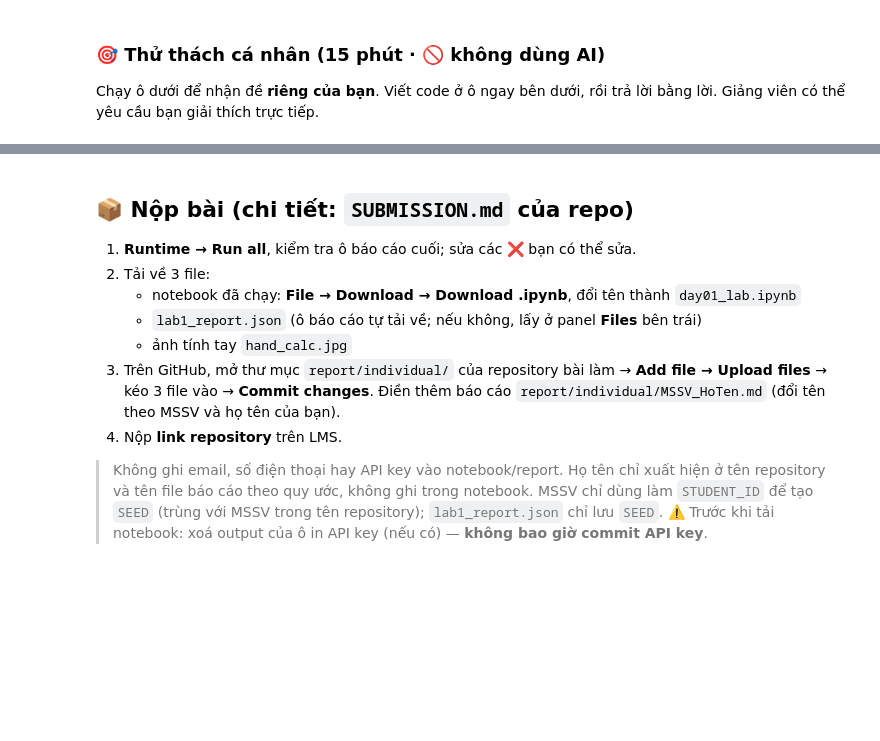
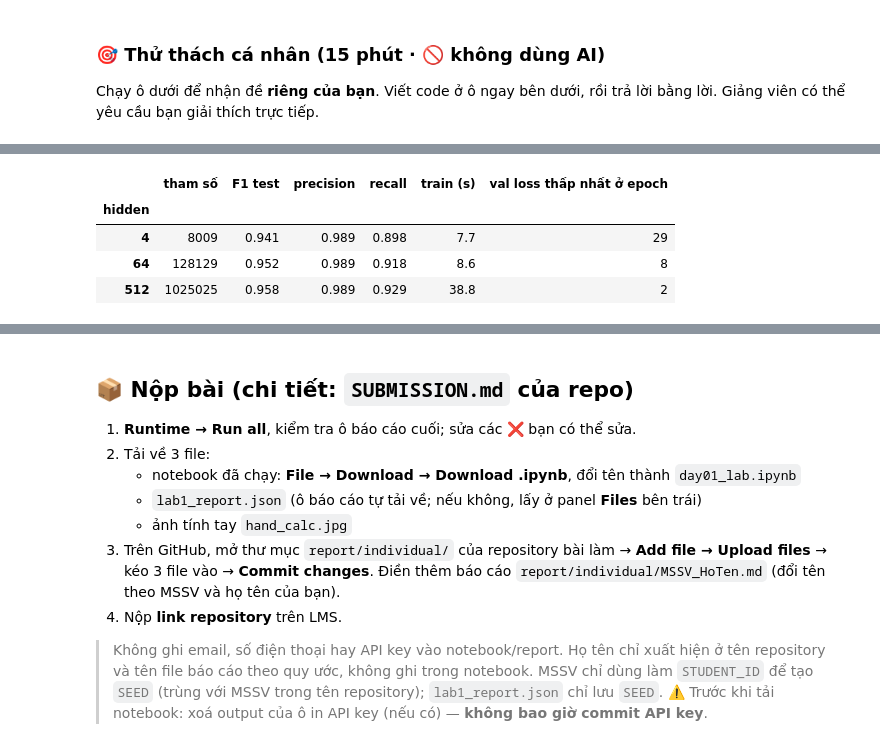
Before and after one commit to Sz3RO/K5-L3B-Day01-VuVanTruong-2A202603910-LLMFoundation, a Jupyter notebook: src/day01_spam_ml_dl_embedding_llm.ipynb, the cells around one changed output, grey strips where cells are left out. Saved outputs shown, nothing was run; the diff lists cells and outputs as text; code cells hidden in the pictures; blank space fills up the shorter version.

Commit message:
Được tạo bằng Colab

```diff
--- a/src/day01_spam_ml_dl_embedding_llm.ipynb
+++ b/src/day01_spam_ml_dl_embedding_llm.ipynb
@@ -232,7 +232,6 @@ def vectorize(texts, vocab: dict[str, int]) -> np.ndarray:
             if w in vocab:
                 X[i, vocab[w]] = 1.0
     return X
-    raise NotImplementedError
 # %%
 def _t():
     v = {"free": 0, "win": 1, "call": 2}
@@ -742,7 +800,7 @@ Không bắt buộc phải có key OpenAI. Chọn **một** nhà cung cấp bạ
 ⚠️ **Tên model đã cập nhật (11/2026):** `gpt-4o` / `gpt-4o-mini` bị OpenAI gỡ khỏi API ngày **14/01/2027**; `gemini-2.5-pro` / `gemini-2.5-flash` bị Google tắt ngày **01/12/2026**. Model mới đều là *reasoning model*, và mỗi provider điều khiển phần "suy nghĩ" bằng tham số khác nhau (OpenAI: `reasoning_effort="none"` + `max_completion_tokens`; Groq: `reasoning_effort="low"`; OpenRouter: `reasoning.effort`). Cột `params` trong `PROVIDERS` đã ghi sẵn — `call_openai` của bạn chỉ cần thêm `**provider_kwargs(max_tokens)` vào lời gọi API.
 # %%
 # ✏️ CHỌN NHÀ CUNG CẤP LLM: "openai" | "anthropic" | "gemini" | "groq" | "openrouter" | "ollama"
-LLM_PROVIDER = "openai"
+LLM_PROVIDER = "groq"
 
 PROVIDERS = {   # key: tên Colab Secret · base_url: endpoint OpenAI-compatible · max_tokens: đủ cho 1 nhãn
                 # token_param: tên tham số giới hạn độ dài · params: tham số riêng của provider (tắt / giảm "suy nghĩ")
@@ -753,7 +811,7 @@ PROVIDERS = {   # key: tên Colab Secret · base_url: endpoint OpenAI-compatible
                    "big": "claude-opus-5-5",     "mini": "claude-haiku-5-5",   "max_tokens": 1024},
     "gemini":     {"key": "GEMINI_API_KEY",     "base_url": "https://generativelanguage.googleapis.com/v1beta/openai/",
                    "big": "gemini-3.8-flash",    "mini": "gemini-3.5-flash-lite", "max_tokens": 512,
-                   "token_param": "max_tokens", "params": {"reasoning_effort": "minimal"}},   # Gemini 3 không tắt hẳn được suy luận
+                   "token_param": "max_tokens", "params": {"reasoning_effort": "low"}},   # Gemini 3 không tắt hẳn được suy luận
     "groq":       {"key": "GROQ_API_KEY",       "base_url": "https://api.groq.com/openai/v1",
                    "big": "openai/gpt-oss-120b", "mini": "openai/gpt-oss-20b", "max_tokens": 512,
                    "token_param": "max_completion_tokens", "params": {"reasoning_effort": "low"}},   # gpt-oss không nhận "none"
@@ -831,7 +893,21 @@ def call_openai(prompt: str, model: str = OPENAI_MODEL, temperature: float = 0.7
               temperature/top_p khi reasoning_effort="none", và không nhận max_tokens → thiếu là lỗi 400.
            đo thời gian bằng time.perf_counter(); text = resp.choices[0].message.content
     """
-    raise NotImplementedError
+    from openai import OpenAI
+    client = OpenAI()
+    t0 = time.perf_counter()
+    resp = client.chat.completions.create(
+        model=model,
+        messages=[{"role": "user", "content": prompt}],
+        temperature=temperature,
+        top_p=top_p,
+        **provider_kwargs(max_tokens),
+    )
+    latency = time.perf_counter() - t0
+    text = resp.choices[0].message.content
+    if text is None:
+        text = ""
+    return text, float(latency)
 
 def call_openai_mini(prompt: str, temperature: float = 0.7, top_p: float = 0.9, max_tokens: int = 256):
     return call_openai(prompt, model=OPENAI_MINI_MODEL, temperature=temperature, top_p=top_p, max_tokens=max_tokens)
@@ -1243,4 +1497,31 @@ print(f"🎯 Đề #{MY_CHALLENGE + 1}:", CHALLENGES[MY_CHALLENGE])
 # %%
-# ✏️ Code thử thách của bạn ở đây
+# ✏️ Đề #3 (SEED=578 % 6 = 2): đổi lớp ẩn MLP thành 4 và 512 nơ-ron
+import time, torch
+from torch import nn
+
+def bench_hidden(hidden, epochs=30):
+    torch.manual_seed(SEED)
+    m = build_mlp(X_tr.shape[1], hidden)
+    t0 = time.perf_counter()
+    hist = train_mlp(m, X_tr, y_tr, X_va, y_va, epochs=epochs)
+    tt = time.perf_counter() - t0
+    pred = predict_mlp(m, X_te)
+    mm = metrics(y_te, pred)
+    return m, tt, mm, int(np.argmin(hist["val"]))
+
+rows = []
+for h in (4, 64, 512):
+    m, tt, mm, best_ep = bench_hidden(h)
+    rows.append({"hidden": h, "tham số": sum(p.numel() for p in m.parameters()),
+                 "F1 test": round(mm["f1"], 3), "precision": round(mm["precision"], 3),
+                 "recall": round(mm["recall"], 3), "train (s)": round(tt, 1),
+                 "val loss thấp nhất ở epoch": best_ep})
+pd.DataFrame(rows).set_index("hidden")
+# %% [output]
+|  | tham số | F1 test | precision | recall | train (s) | val loss thấp nhất ở epoch |
+| hidden |  |  |  |  |  |  |
+| 4 | 8009 | 0.941 | 0.989 | 0.898 | 7.7 | 29 |
+| 64 | 128129 | 0.952 | 0.989 | 0.918 | 8.6 | 8 |
+| 512 | 1025025 | 0.958 | 0.989 | 0.929 | 38.8 | 2 |
 # %% [markdown]
 **Kết quả & giải thích thử thách:**
```
Also changed, not shown: parts of 49 cells of this notebook.
